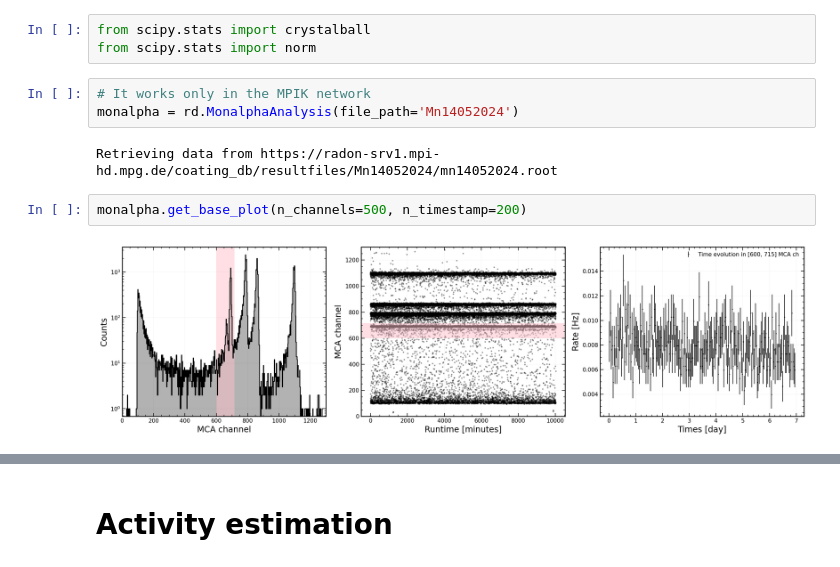
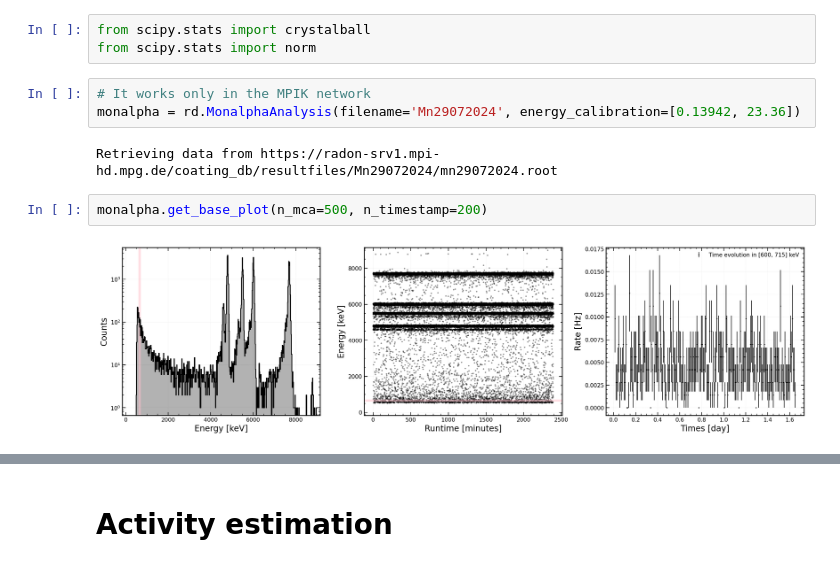
Before and after one commit to GiovanniVolta/RadDetect, a Jupyter notebook: tutorials/monalpha.ipynb, the cells around one changed output, grey strips where cells are left out. Drawn from its saved outputs; the diff is of its cells as text.

```diff
--- a/tutorials/monalpha.ipynb
+++ b/tutorials/monalpha.ipynb
@@ -11,13 +11,13 @@ from scipy.stats import crystalball
 from scipy.stats import norm
 # %%
 # It works only in the MPIK network
-monalpha = rd.MonalphaAnalysis(file_path='Mn14052024')
+monalpha = rd.MonalphaAnalysis(filename='Mn29072024', energy_calibration=[0.13942, 23.36])
 # %% [output]
-Retrieving data from https://radon-srv1.mpi-hd.mpg.de/coating_db/resultfiles/Mn14052024/mn14052024.root
+Retrieving data from https://radon-srv1.mpi-hd.mpg.de/coating_db/resultfiles/Mn29072024/mn29072024.root
 # %%
-monalpha.get_base_plot(n_channels=500, n_timestamp=200)
+monalpha.get_base_plot(n_mca=500, n_timestamp=200)
 # %% [output]
-[figure, old version]
+[figure, new version]
 # %%
 class Model:
     def __init__(self,
```
Also changed, not shown: parts of 4 cells of this notebook, 3 other files.
